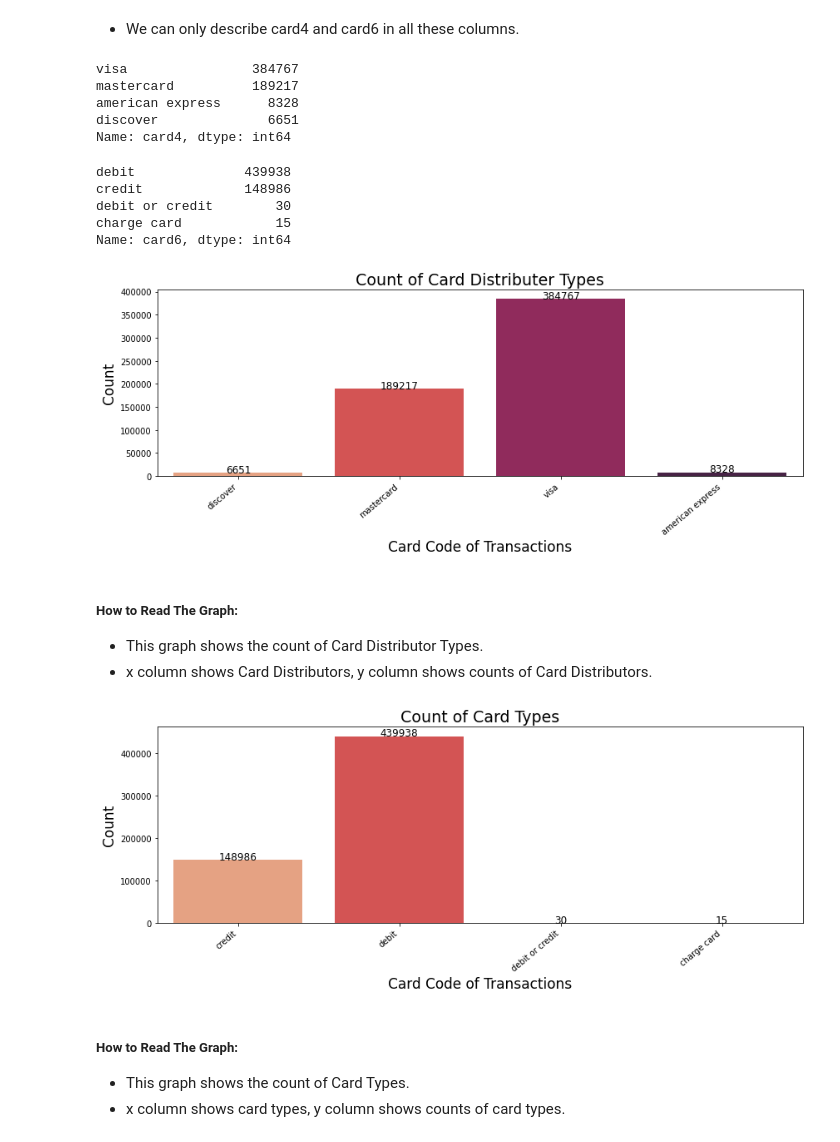
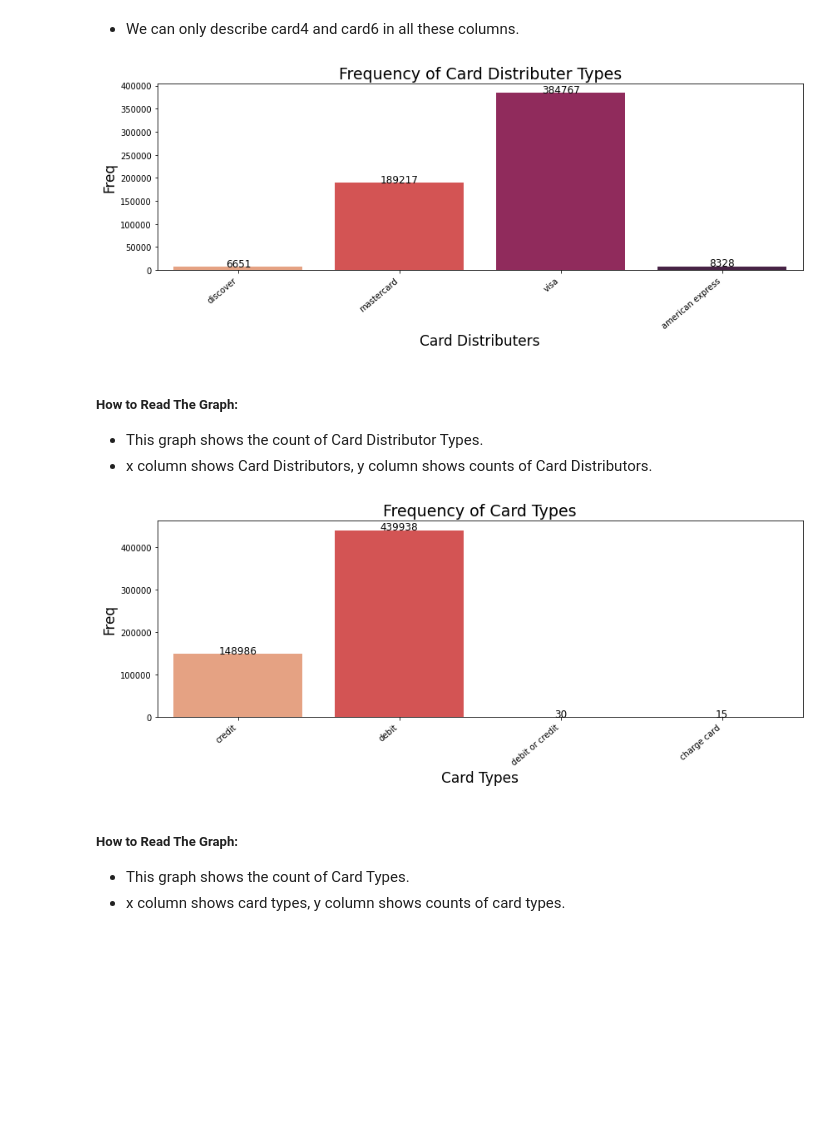
Before and after one commit to ElifKarakutukDinc/IEEE-CIS-Fraud-Detection, a Jupyter notebook: EDA.ipynb, the cells around one changed output. Saved outputs shown, nothing was run; the diff lists cells and outputs as text; code cells hidden in the pictures; blank space fills up the shorter version.

```diff
--- a/EDA.ipynb
+++ b/EDA.ipynb
@@ -369,48 +366,34 @@ train_transaction[card_cols].head(3)
 | 2 | 4663 | 490.0 | 150.0 | visa | 166.0 | debit |
 # %% [markdown]
 * We can only describe card4 and card6 in all these columns.
-# %%
-train_transaction.card4.value_counts()
-# %% [output]
-visa                384767
-mastercard          189217
-american express      8328
-discover              6651
-Name: card4, dtype: int64
-# %%
-train_transaction.card6.value_counts()
-# %% [output]
-debit              439938
-credit             148986
-debit or credit        30
-charge card            15
-Name: card6, dtype: int64
 # %%
+# For card4:
 countplot_viz(
     train_transaction,
     "card4",
-    "Card Code of Transactions",
-    "Count",
-    "Count of Card Distributer Types",
+    "Card Distributers",
+    "Freq",
+    "Frequency of Card Distributer Types",
     palette="rocket_r",
 )
 # %% [output]
-[figure, old version]
+[figure, new version]
 # %% [markdown]
 ##### How to Read The Graph:
 * This graph shows the count of Card Distributor Types.
 * x column shows Card Distributors, y column shows counts of Card Distributors.
 # %%
+# For card6:
 countplot_viz(
     train_transaction,
     "card6",
-    "Card Code of Transactions",
-    "Count",
-    "Count of Card Types",
+    "Card Types",
+    "Freq",
+    "Frequency of Card Types",
     palette="rocket_r",
 )
 # %% [output]
-[figure, old version]
+[figure, new version]
 # %% [markdown]
 ##### How to Read The Graph:
 * This graph shows the count of Card Types.
```
Also changed, not shown: parts of 38 cells of this notebook.
